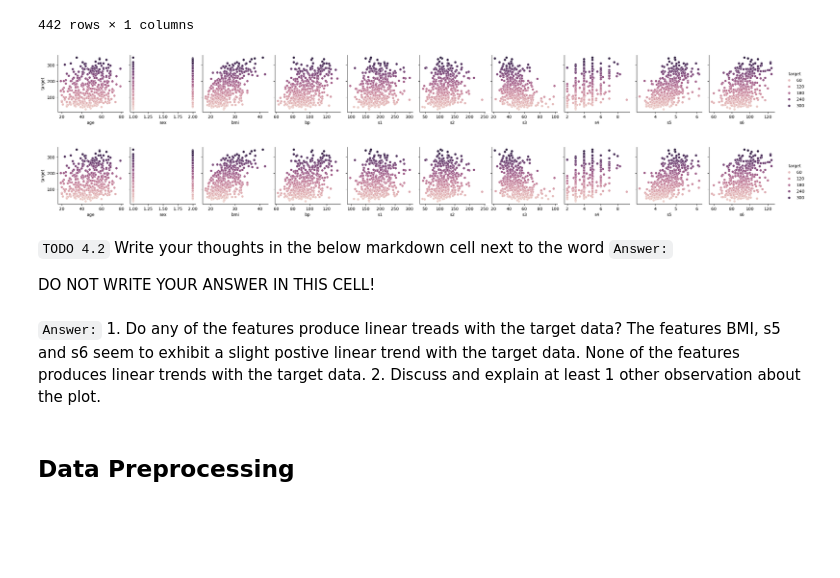
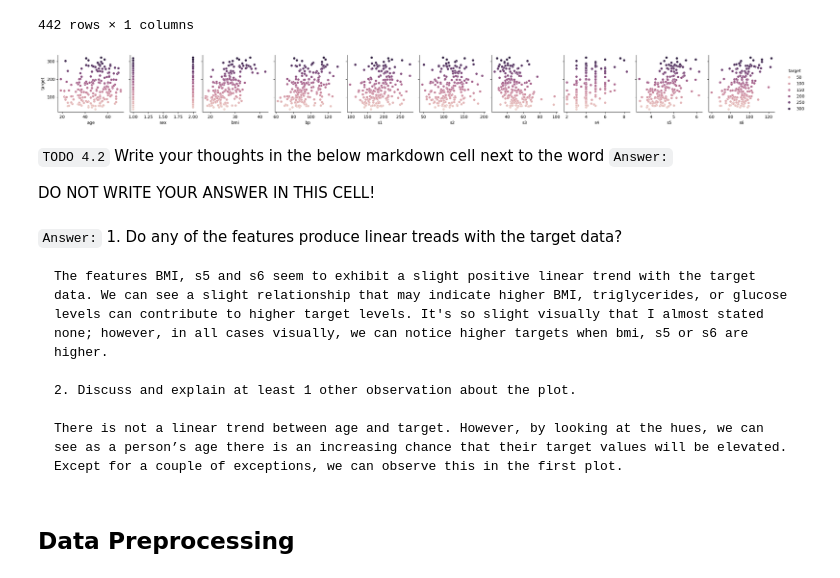
Before and after one commit to pmb-7684/Intro_MachineLearning, a Jupyter notebook: Assignments/hw-derivatives-and-ols_pmb.ipynb, the cells around one changed output. Drawn from its saved outputs; the diff is of its cells as text; code cells hidden in the pictures; blank space fills up the shorter version.

```diff
--- a/Assignments/hw-derivatives-and-ols_pmb.ipynb
+++ b/Assignments/hw-derivatives-and-ols_pmb.ipynb
@@ -404,40 +420,33 @@ diabetes_df.iloc[:,10:]
 | 440 | 220.0 |
 | 441 | 57.0 |
 442 rows × 1 columns
-# %%
-# Randomly select a subset of the data                                               DELETE ME LATER
-# https://seaborn.pydata.org/generated/seaborn.pairplot.html                                          SEE LEGEND - does not match orginal
-rng = np.random.RandomState(0)
-indices = rng.choice(np.arange(len(diabetes_df)), size=200, replace=False)
-
-x_vars = diabetes_df.columns.values[0:10]
-y_vars = diabetes_df.columns.values[10:11]
-
-sns.pairplot(diabetes_df, x_vars = diabetes_df.columns.values[0:10], y_vars = diabetes_df.columns.values[10:11], hue = 'target')
-plt.show()
-# %% [output]
-[figure, removed]
 # %%
 # Randomly select a subset of the data
-# https://seaborn.pydata.org/generated/seaborn.pairplot.html                                          SEE LEGEND - does not match orginal
+# https://seaborn.pydata.org/generated/seaborn.pairplot.html
 rng = np.random.RandomState(0)
 indices = rng.choice(np.arange(len(diabetes_df)), size=200, replace=False)
+#print(indices)
+x_vars = diabetes_df.columns.values[0:10]
+y_vars = diabetes_df.columns.values[10:11]
 
-# TODO 4.1
-x_vars = diabetes_df.columns.values[0:10]
-y_vars = diabetes_df.iloc[:,10:]
-sns.pairplot(diabetes_df, x_vars = diabetes_df.columns.values[0:10], y_vars = diabetes_df.iloc[:,10:], hue = 'target')#markers=[50,100,150,200,250,300] does not exist hue_norm=(50,300
+#sns.pairplot(diabetes_df, x_vars = diabetes_df.columns.values[0:10], y_vars = diabetes_df.columns[10:11], hue = 'target')
+sns.pairplot(diabetes_df.iloc[indices],x_vars = diabetes_df.columns.values[0:10],y_vars = diabetes_df.columns.values[10:11], hue = 'target')
 plt.show()
 # %% [output]
-[figure, old version]
+[figure, new version]
 # %% [markdown]
 `TODO 4.2` Write your thoughts in the below markdown cell next to the word `Answer:`
 
 DO NOT WRITE YOUR ANSWER IN THIS CELL!
 # %% [markdown]
 `Answer:`
-    1. Do any of the features produce linear treads with the target data?   The features BMI, s5 and s6 seem to exhibit a slight postive linear trend with the target data. None of the features produces linear trends with the target data.
+    1. Do any of the features produce linear treads with the target data?
+
+    The features BMI, s5 and s6 seem to exhibit a slight positive linear trend with the target data. We can see a slight relationship that may indicate higher BMI, triglycerides, or glucose levels can contribute to higher target levels. It's so slight visually that I almost stated none; however, in all cases visually, we can notice higher targets when bmi, s5 or s6 are higher.
+
     2. Discuss and explain at least 1 other observation about the plot.
+
+    There is not a linear trend between age and target. However, by looking at the hues, we can see as a person’s age there is an increasing chance that their target values will be elevated. Except for a couple of exceptions, we can observe this in the first plot.
 # %% [markdown]
 ## Data Preprocessing
 # %% [markdown]
```
Also changed, not shown: parts of 2 cells of this notebook.
